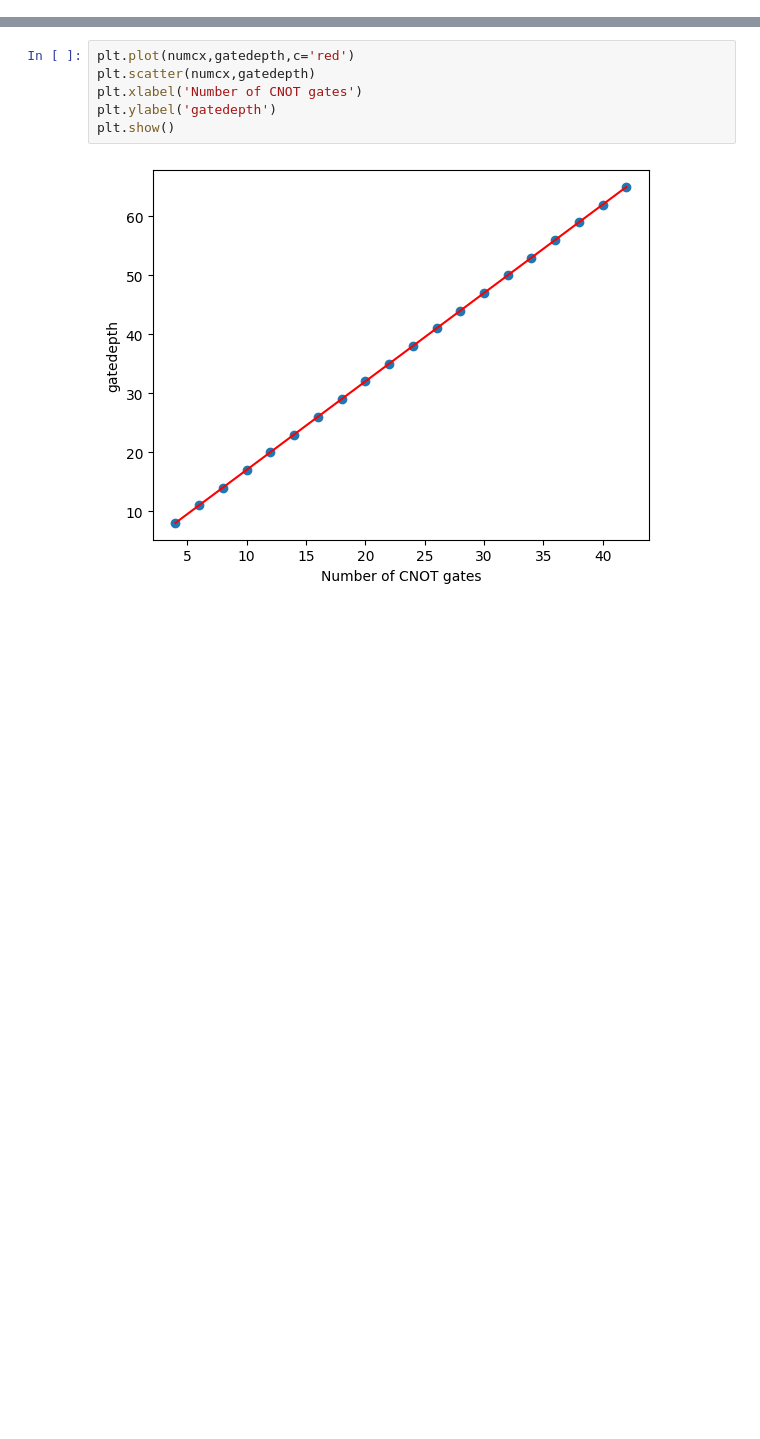
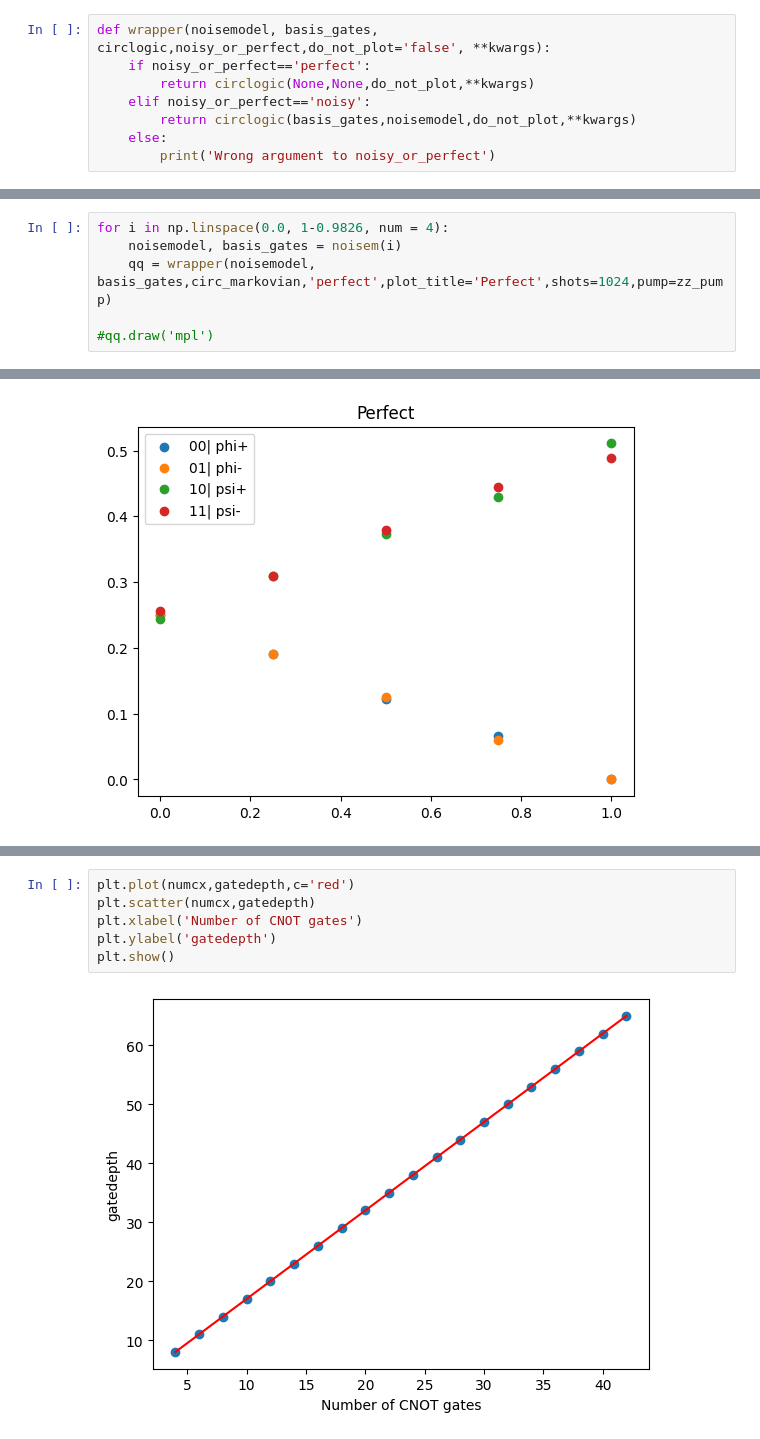
Before and after one commit to JessicaJohnBritto/QOSF_Cohort6, a Jupyter notebook: Results_from_paper/noise_model_ionq.ipynb, the cells around one changed output, grey strips where cells are left out. Drawn from its saved outputs; the diff is of its cells as text; blank space fills up the shorter version.

```diff
--- a/Results_from_paper/noise_model_ionq.ipynb
+++ b/Results_from_paper/noise_model_ionq.ipynb
@@ -65,0 +62,8 @@ NoiseModel:
+# %%
+def wrapper(noisemodel, basis_gates, circlogic,noisy_or_perfect,do_not_plot='false', **kwargs):
+    if noisy_or_perfect=='perfect':
+        return circlogic(None,None,do_not_plot,**kwargs)
+    elif noisy_or_perfect=='noisy':
+        return circlogic(basis_gates,noisemodel,do_not_plot,**kwargs)
+    else:
+        print('Wrong argument to noisy_or_perfect')
@@ -166,0 +173,7 @@ plt.legend()
+# %%
+for i in np.linspace(0.0, 1-0.9826, num = 4):
+    noisemodel, basis_gates = noisem(i)
+    qq = wrapper(noisemodel, basis_gates,circ_markovian,'perfect',plot_title='Perfect',shots=1024,pump=zz_pump)
+
+#qq.draw('mpl')
+# %% [output]
@@ -166,0 +182 @@ plt.legend()
+[figure, added]
```
Also changed, not shown: parts of 31 cells of this notebook, 1 other file.
